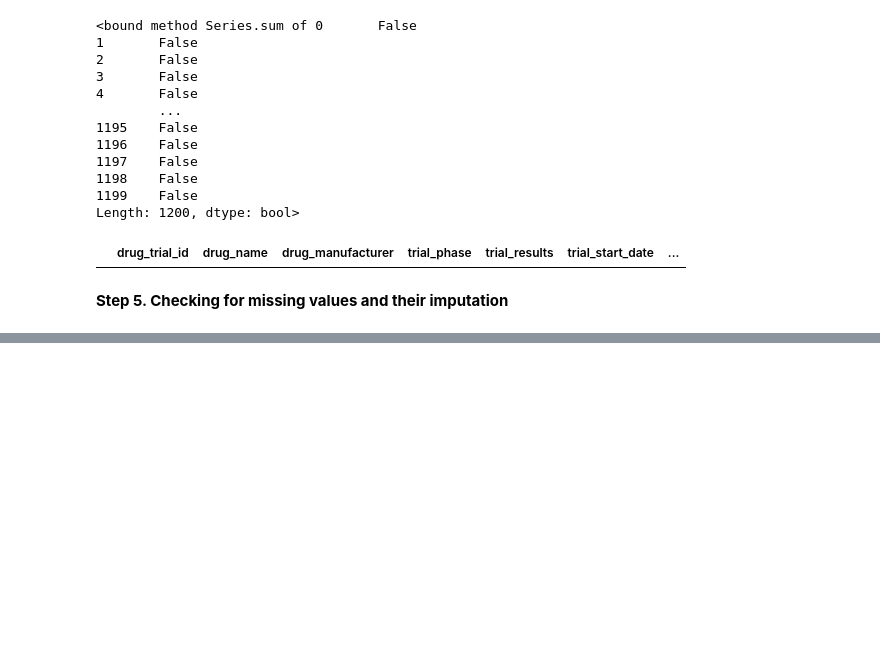
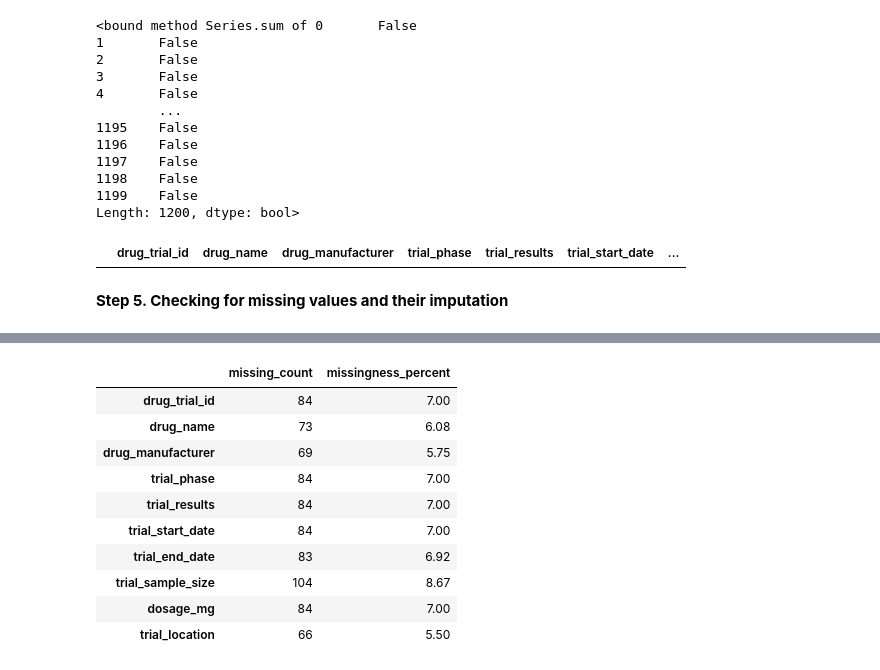
Before and after one commit to njagicollins/python_pharma_data-cleaning, a Jupyter notebook: notebooks/data_cleaning.ipynb, the cells around one changed output, grey strips where cells are left out. Saved outputs shown, nothing was run; the diff lists cells and outputs as text; code cells hidden in the pictures; blank space fills up the shorter version.

```diff
--- a/notebooks/data_cleaning.ipynb
+++ b/notebooks/data_cleaning.ipynb
@@ -393,0 +435,19 @@ pharma_df_clean[
+# %%
+missingness_report = pd.DataFrame({
+    'missing_count' : pharma_df_clean.isna().sum(),
+    'missingness_percent' : round(pharma_df_clean.isna().mean() * 100 ,2)
+})
+
+missingness_report
+# %% [output]
+|  | missing_count | missingness_percent |
+| drug_trial_id | 84 | 7.00 |
+| drug_name | 73 | 6.08 |
+| drug_manufacturer | 69 | 5.75 |
+| trial_phase | 84 | 7.00 |
+| trial_results | 84 | 7.00 |
+| trial_start_date | 84 | 7.00 |
+| trial_end_date | 83 | 6.92 |
+| trial_sample_size | 104 | 8.67 |
+| dosage_mg | 84 | 7.00 |
+| trial_location | 66 | 5.50 |
```
Also changed, not shown: parts of 19 cells of this notebook.
